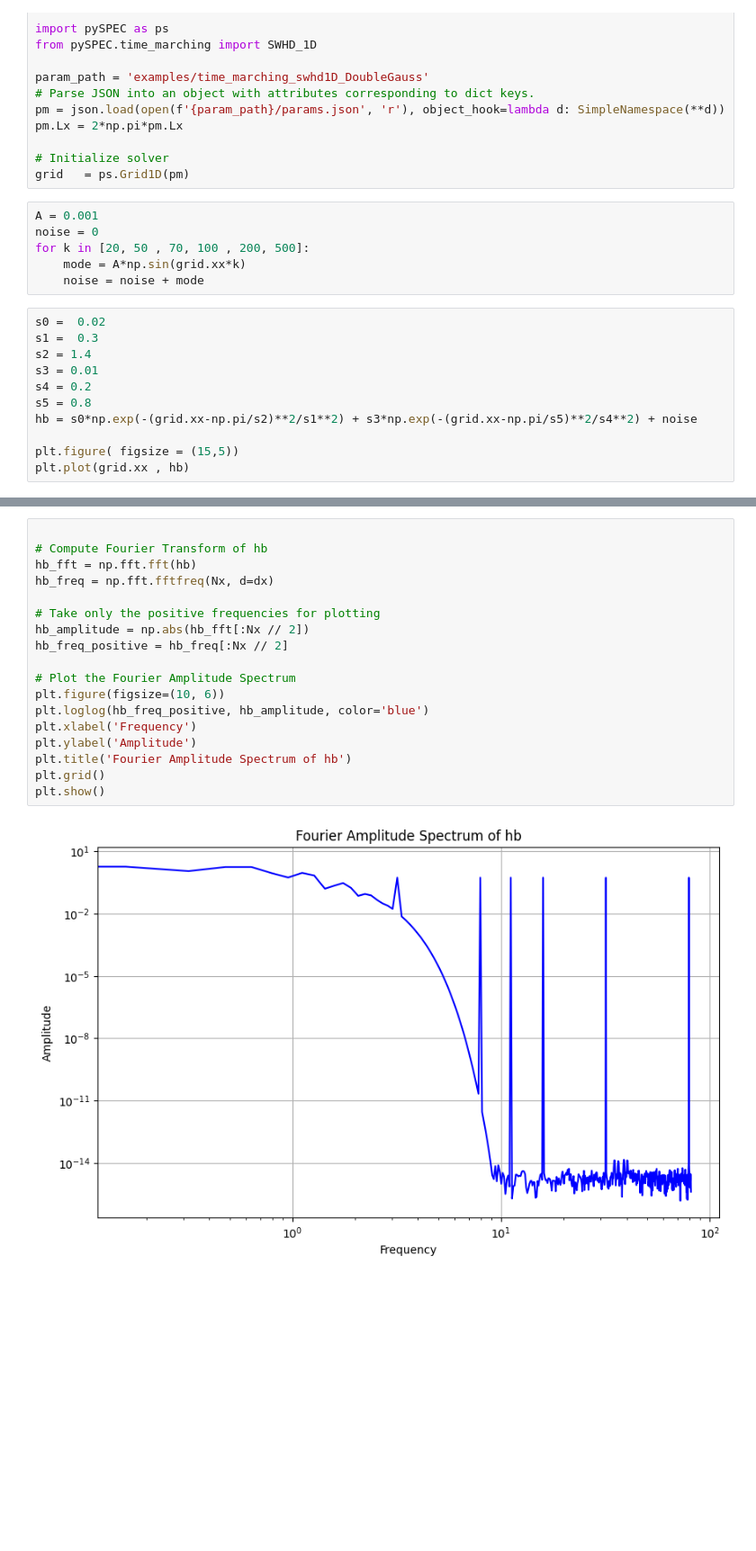
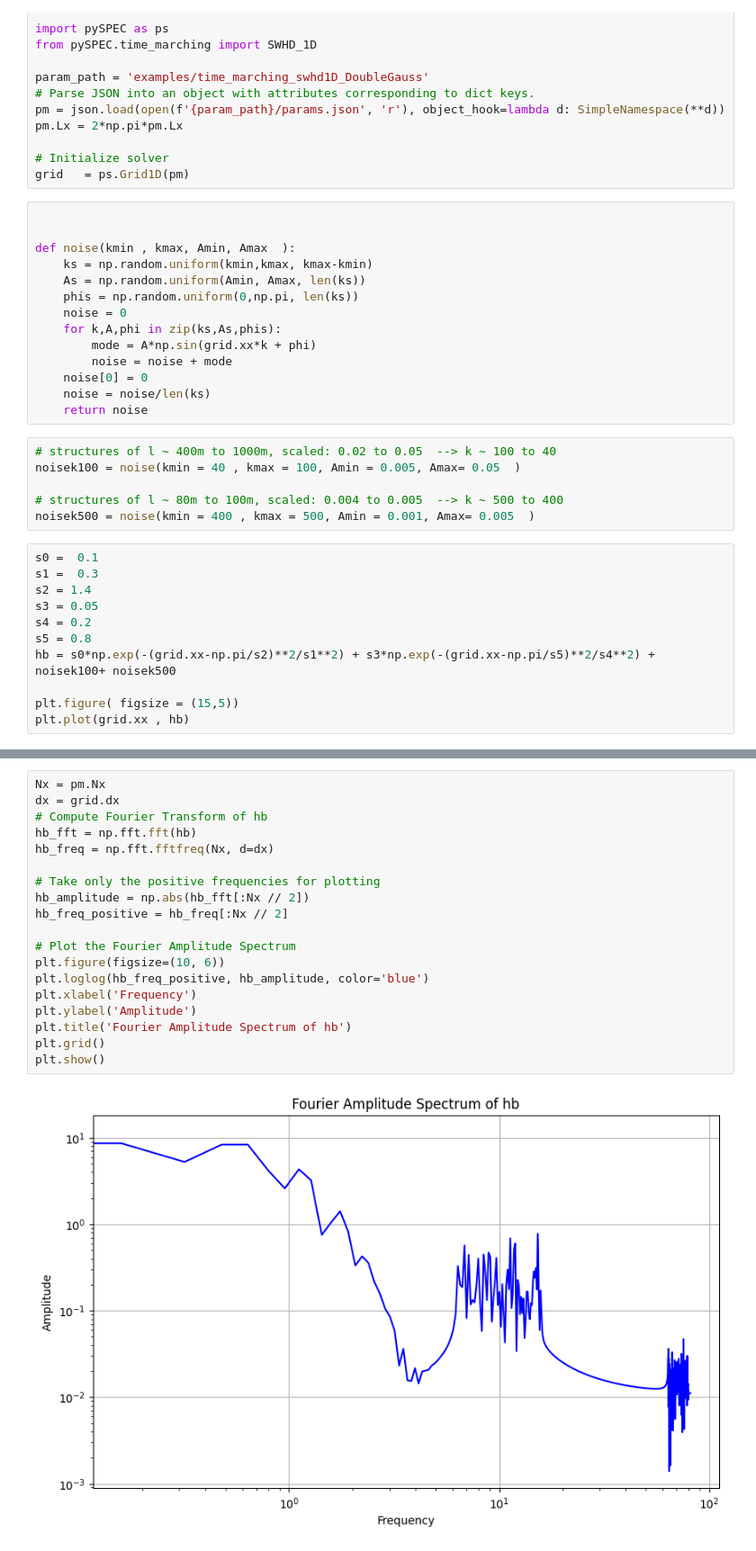
Before and after one commit to PatricioClark/pySPEC, a Jupyter notebook: noise.ipynb, the cells around one changed output, grey strips where cells are left out. Shown at 90% size. Saved outputs shown, nothing was run; the diff lists cells and outputs as text; blank space fills up the shorter version.

```diff
--- a/noise.ipynb
+++ b/noise.ipynb
@@ -14,20 +14,34 @@ pm.Lx = 2*np.pi*pm.Lx
 
 # Initialize solver
 grid   = ps.Grid1D(pm)
-# %%
-A = 0.001
-noise = 0
-for k in [20, 50 , 70, 100 , 200, 500]:
-    mode = A*np.sin(grid.xx*k)
-    noise = noise + mode
+# %%
+
+
+def noise(kmin , kmax, Amin, Amax  ):
+    ks = np.random.uniform(kmin,kmax, kmax-kmin)
+    As = np.random.uniform(Amin, Amax, len(ks))
+    phis = np.random.uniform(0,np.pi, len(ks))
+    noise = 0
+    for k,A,phi in zip(ks,As,phis):
+        mode = A*np.sin(grid.xx*k + phi)
+        noise = noise + mode
+    noise[0] = 0
+    noise = noise/len(ks)
+    return noise
+# %%
+# structures of l ~ 400m to 1000m, scaled: 0.02 to 0.05  --> k ~ 100 to 40
+noisek100 = noise(kmin = 40 , kmax = 100, Amin = 0.005, Amax= 0.05  )
+
+# structures of l ~ 80m to 100m, scaled: 0.004 to 0.005  --> k ~ 500 to 400
+noisek500 = noise(kmin = 400 , kmax = 500, Amin = 0.001, Amax= 0.005  )
 # %%
-s0 =  0.02
+s0 =  0.1
 s1 =  0.3
 s2 = 1.4
-s3 = 0.01
+s3 = 0.05
 s4 = 0.2
 s5 = 0.8
-hb = s0*np.exp(-(grid.xx-np.pi/s2)**2/s1**2) + s3*np.exp(-(grid.xx-np.pi/s5)**2/s4**2) + noise
+hb = s0*np.exp(-(grid.xx-np.pi/s2)**2/s1**2) + s3*np.exp(-(grid.xx-np.pi/s5)**2/s4**2) + noisek100+ noisek500
 
 plt.figure( figsize = (15,5))
 plt.plot(grid.xx , hb)
@@ -37,20 +51,21 @@ plt.plot(grid.xx , hb)
 # %%
-
+Nx = pm.Nx
+dx = grid.dx
 # Compute Fourier Transform of hb
 hb_fft = np.fft.fft(hb)
 hb_freq = np.fft.fftfreq(Nx, d=dx)
 
 # Take only the positive frequencies for plotting
 hb_amplitude = np.abs(hb_fft[:Nx // 2])
 hb_freq_positive = hb_freq[:Nx // 2]
 
 # Plot the Fourier Amplitude Spectrum
 plt.figure(figsize=(10, 6))
 plt.loglog(hb_freq_positive, hb_amplitude, color='blue')
 plt.xlabel('Frequency')
 plt.ylabel('Amplitude')
 plt.title('Fourier Amplitude Spectrum of hb')
 plt.grid()
 plt.show()
 # %% [output]
-[figure, old version]
+[figure, new version]
```
Also changed, not shown: parts of 1 cell of this notebook, 11 other files.
